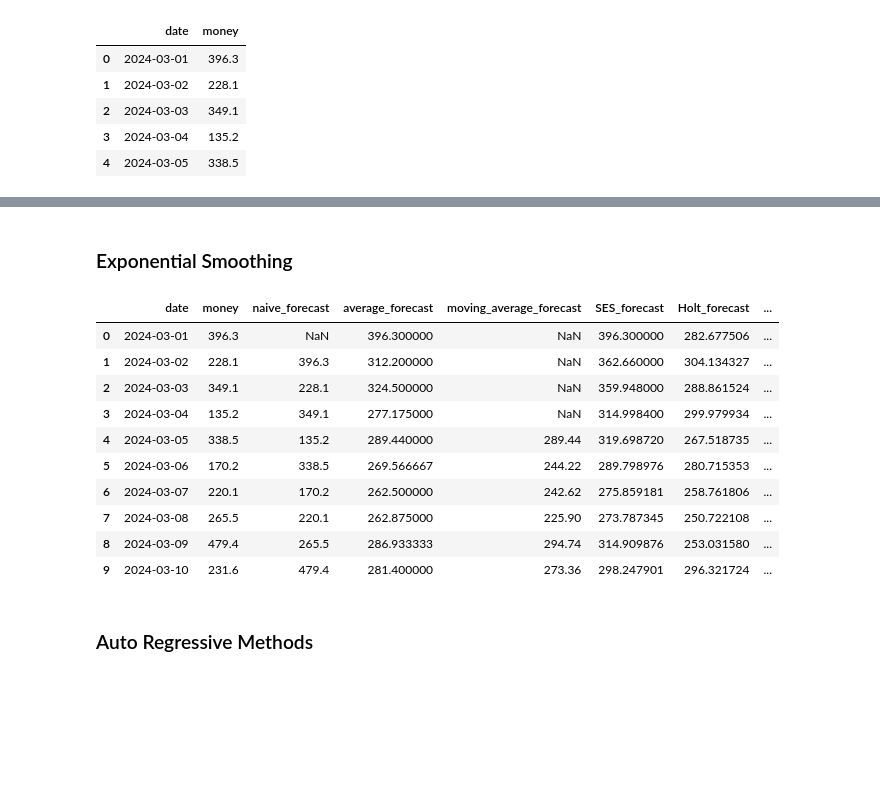
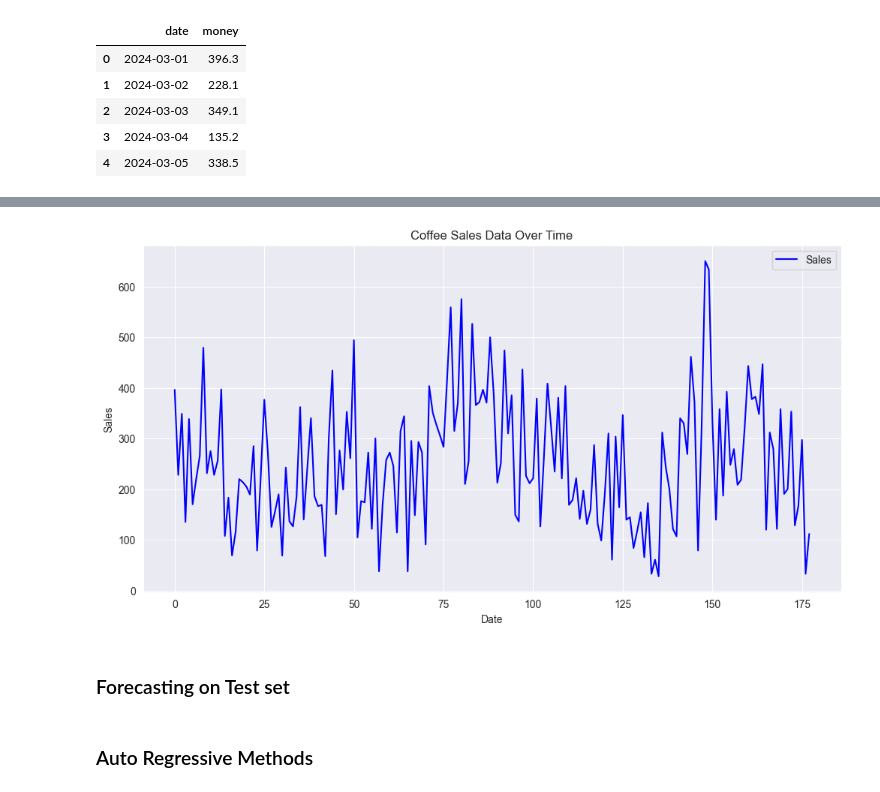
Before and after one commit to eleanatan/data-science, a Jupyter notebook: forecasting/time_series/coffee_sales_forecasting.ipynb, the cells around one changed output, grey strips where cells are left out. Saved outputs shown, nothing was run; the diff lists cells and outputs as text; code cells hidden in the pictures; blank space fills up the shorter version.

Commit message:
time series forecasting on coffee sales

```diff
--- a/forecasting/time_series/coffee_sales_forecasting.ipynb
+++ b/forecasting/time_series/coffee_sales_forecasting.ipynb
@@ -60,16 +63,3 @@ df_daily.head(5)
 | 2 | 2024-03-03 | 349.1 |
 | 3 | 2024-03-04 | 135.2 |
 | 4 | 2024-03-05 | 338.5 |
-# %%
-# Naive method: the forecast for the next value is the last observed value
-df_daily['naive_forecast'] = df_daily['money'].shift(1)
-
-# Simple average method: the forecast for all values is the mean of all past observations
-df_daily['average_forecast'] = df_daily['money'].expanding().mean()
-
-# Simple moving average method: the forecast for the next value is the mean of the last n observations
-n = 5  # Choosing a window size of 5 days for moving average
-df_daily['moving_average_forecast'] = df_daily['money'].rolling(window=n).mean()
-
-# Display the dataframe with new forecast columns
-df_daily.head(10)
@@ -88,32 +66,11 @@ df_daily.head(10)
-# %% [markdown]
-### Exponential Smoothing
-# %%
-from statsmodels.tsa.holtwinters import SimpleExpSmoothing, ExponentialSmoothing
-
-# Simple Exponential Smoothing
-ses_model = SimpleExpSmoothing(df_daily['money']).fit(smoothing_level=0.2, optimized=False)
-df_daily['SES_forecast'] = ses_model.fittedvalues.shift(-1)
-
-# Holt's method with trend
-holt_model = ExponentialSmoothing(df_daily['money'], trend='add').fit()
-df_daily['Holt_forecast'] = holt_model.fittedvalues
-
-# Holt-Winters method with seasonality
-# Assuming seasonality is weekly, we set the period to 7
-holt_winters_model = ExponentialSmoothing(df_daily['money'], trend='add', seasonal='add', seasonal_periods=7).fit()
-df_daily['Holt_Winters_forecast'] = holt_winters_model.fittedvalues
-
-# Display the dataframe with new forecast columns
-df_daily.head(10)
-# %% [output]
-|  | date | money | naive_forecast | average_forecast | moving_average_forecast | SES_forecast | Holt_forecast | ... |
-| 0 | 2024-03-01 | 396.3 | NaN | 396.300000 | NaN | 396.300000 | 282.677506 | ... |
-| 1 | 2024-03-02 | 228.1 | 396.3 | 312.200000 | NaN | 362.660000 | 304.134327 | ... |
-| 2 | 2024-03-03 | 349.1 | 228.1 | 324.500000 | NaN | 359.948000 | 288.861524 | ... |
-| 3 | 2024-03-04 | 135.2 | 349.1 | 277.175000 | NaN | 314.998400 | 299.979934 | ... |
-| 4 | 2024-03-05 | 338.5 | 135.2 | 289.440000 | 289.44 | 319.698720 | 267.518735 | ... |
-| 5 | 2024-03-06 | 170.2 | 338.5 | 269.566667 | 244.22 | 289.798976 | 280.715353 | ... |
-| 6 | 2024-03-07 | 220.1 | 170.2 | 262.500000 | 242.62 | 275.859181 | 258.761806 | ... |
-| 7 | 2024-03-08 | 265.5 | 220.1 | 262.875000 | 225.90 | 273.787345 | 250.722108 | ... |
-| 8 | 2024-03-09 | 479.4 | 265.5 | 286.933333 | 294.74 | 314.909876 | 253.031580 | ... |
-| 9 | 2024-03-10 | 231.6 | 479.4 | 281.400000 | 273.36 | 298.247901 | 296.321724 | ... |
+# %%
+plt.figure(figsize=(12, 6))
+plt.plot(df_daily.index, df_daily['money'], label='Sales', color='blue')
+plt.title('Coffee Sales Data Over Time')
+plt.xlabel('Date')
+plt.ylabel('Sales')
+plt.legend()
+plt.grid(True)
+plt.show()
+# %% [output]
+[figure, added]
@@ -119,0 +80,2 @@ df_daily.head(10)
+# %% [markdown]
+### Forecasting on Test set
```
Also changed, not shown: parts of 27 cells of this notebook.
